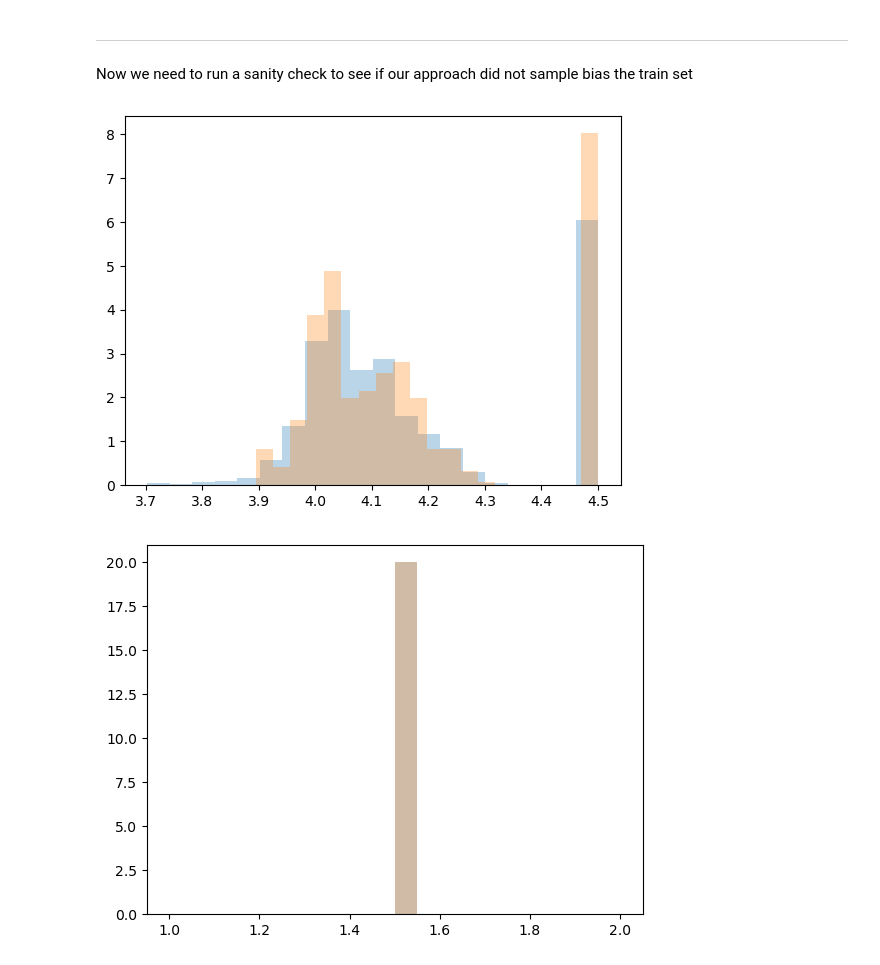
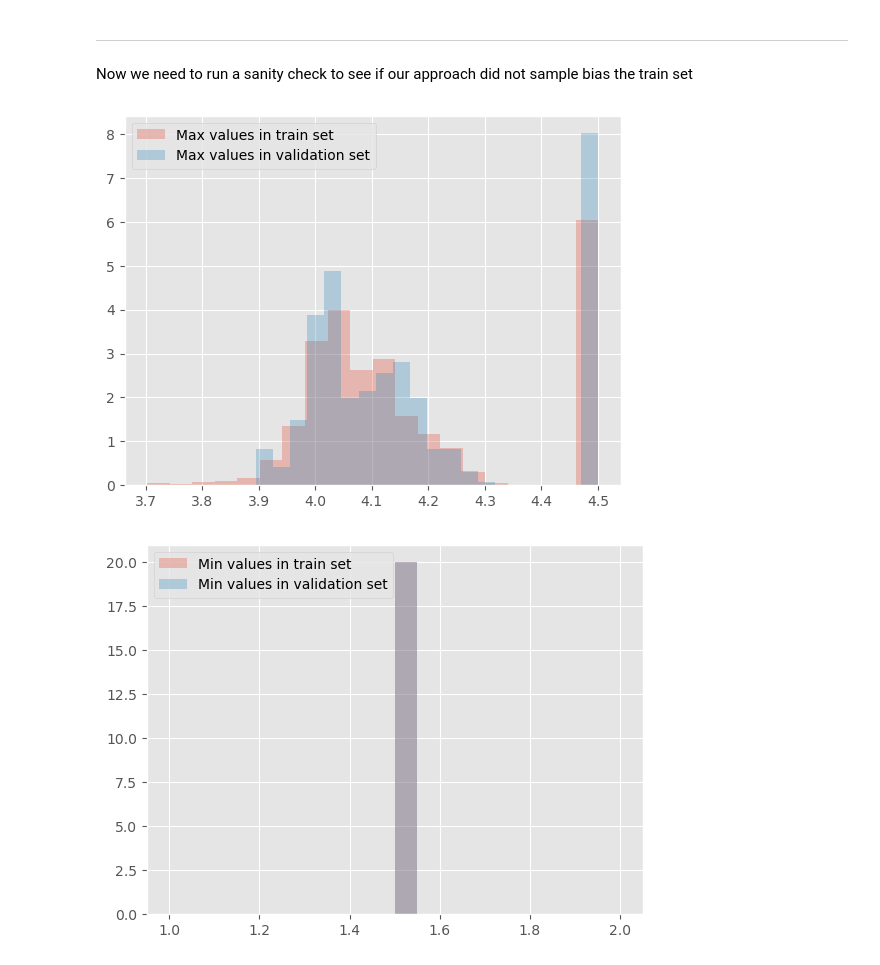
Before and after one commit to bbBerny/speed-and-structure, a Jupyter notebook: glimpse.ipynb, the cells around one changed output. Cells and saved outputs as stored; diff of their text form; code cells hidden in the pictures.

```diff
--- a/glimpse.ipynb
+++ b/glimpse.ipynb
@@ -9,6 +9,8 @@ from glob import glob
 import matplotlib.pyplot as plt
 from anytree import Node, RenderTree
 from typing import Dict, List
+
+plt.style.use('ggplot')
 # %% [markdown]
 What are the shapes of the data we are working?
 - We are assuming (30000, 31) for train data and (300, 1259) for target data
@@ -133,34 +138,35 @@ Now we need to run a sanity check to see if our approach did not sample bias the
 # %%
 # First we will compute a histogram of our maximum values within each vp_model in the training set vs the validation set
 #target_sample = np.load(os.path.join(training_paths_raw[0], f'vp_model.npy'))
 
 def compute_max_velocity(data):
     values = [np.load(f'./data/train_data/{id}/vp_model.npy').max() for id in data]
     return values
 
 def compute_min_velocity(data):
     values = [np.load(f'./data/train_data/{id}/vp_model.npy').min() for id in data]
     return values
 
-def compare_histograms(values: list, num_bins: int):
+def compare_histograms(values: dict, num_bins: int):
     kwargs = dict(histtype = 'stepfilled', alpha = 0.3, density = True, bins = num_bins)
-    for val in values:
-        plt.hist(val, **kwargs);
+    for title, val in zip(values.keys(), values.values()):
+        plt.hist(val, **kwargs, label=title);
+    plt.legend()
     plt.show()
 
 
 
 max_values_train_set = compute_max_velocity(training_ids)
 max_values_val_set = compute_max_velocity(validation_ids)
 
 min_values_train_set = compute_min_velocity(training_ids)
 min_values_val_set = compute_min_velocity(validation_ids)
 
-compare_histograms(values = [max_values_train_set, max_values_val_set], num_bins=20)
-compare_histograms(values = [min_values_train_set, min_values_val_set], num_bins=20)
+compare_histograms(values = {'Max values in train set': max_values_train_set, 'Max values in validation set': max_values_val_set}, num_bins=20)
+compare_histograms(values = {'Min values in train set': min_values_train_set, 'Min values in validation set': min_values_val_set}, num_bins=20)
 # %% [output]
-[figure, old version]
+[figure, new version]
-[figure, old version]
+[figure, new version]
 # %% [markdown]
 We can observe that the random split did not introduce any skewness to the data, and both histograms containing min and max values look similar. We can confidently move forward with this train/val split. <br>
 
```
Also changed, not shown: parts of 13 cells of this notebook.
